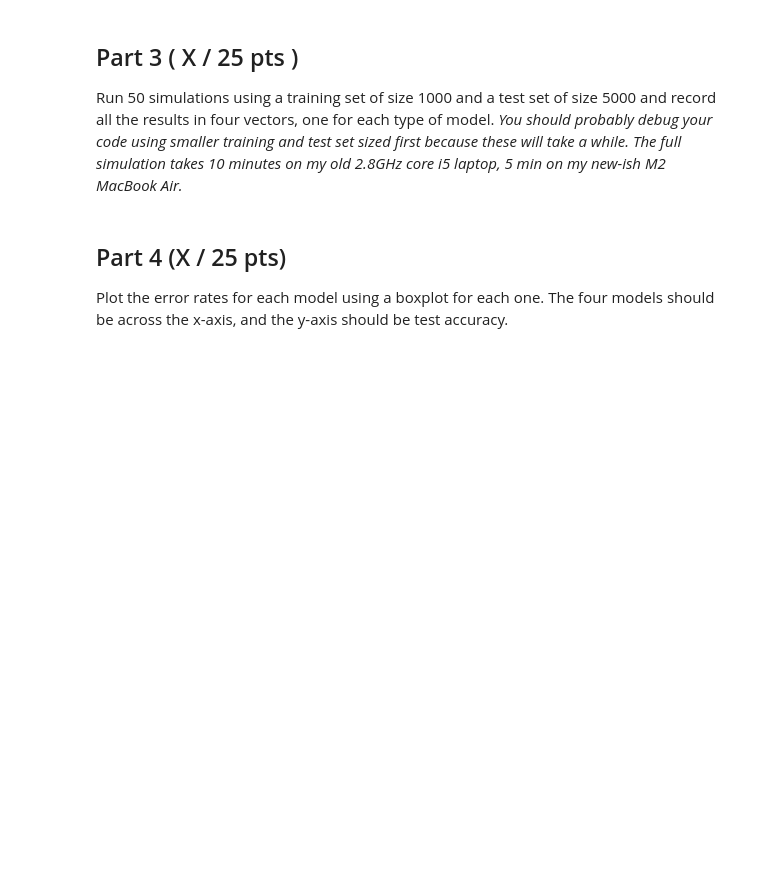
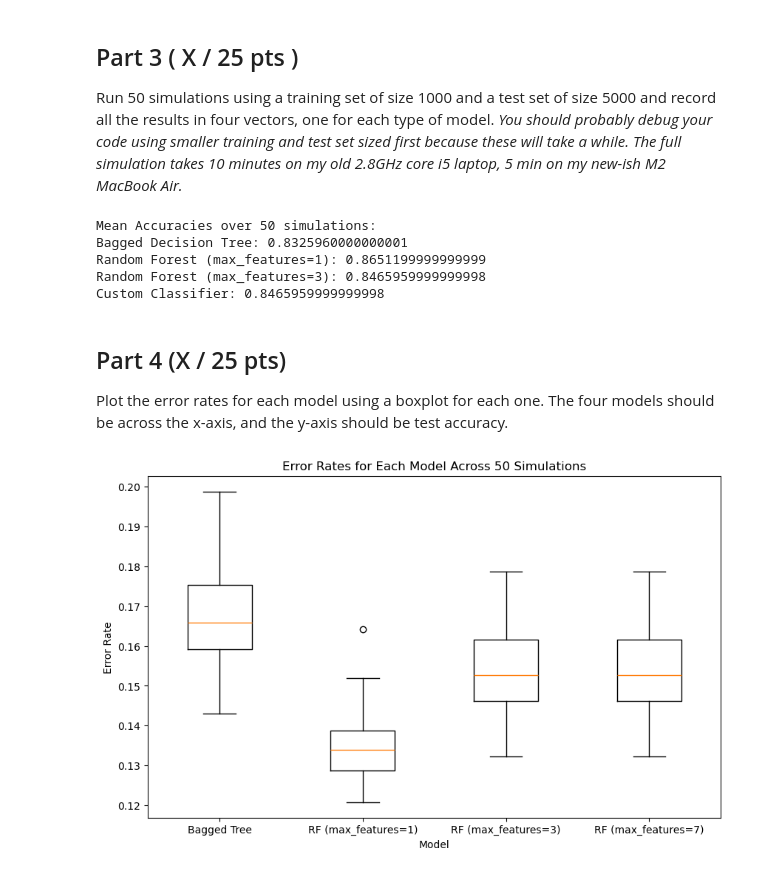
Before and after one commit to VaderSame/DATASCI300, a Jupyter notebook: Assignments/Assignment 7/Assignment7.ipynb, the cells around one changed output. Drawn from its saved outputs; the diff is of its cells as text; code cells hidden in the pictures; blank space fills up the shorter version.

Commit message:
assignment 7 completed

```diff
--- a/Assignments/Assignment 7/Assignment7.ipynb
+++ b/Assignments/Assignment 7/Assignment7.ipynb
@@ -40,3 +34,12 @@ def generate_data(N):
+# %%
+def generate_data(N):
+    # Generate a feature matrix X with 10 features, each feature is sampled from a normal distribution
+    X = np.random.normal(0, 1, (N, 10))
+
+    # Calculate the labels y based on the sum of squares condition
+    y = (np.sum(X**2, axis=1) > 9.34).astype(int)
+
+    return X,y
 # %% [markdown]
 ## Part 2 ( X / 25 pts )
 
@@ -51,11 +92,3 @@ def run_simulation(Ntrain,Ntest):
 ## Part 3 ( X / 25 pts )
 
 Run 50 simulations using a training set of size 1000 and a test set of size 5000 and record all the results in four vectors, one for each type of model. *You should probably debug your code using smaller training and test set sized first because these will take a while. The full simulation takes 10 minutes on my old 2.8GHz core i5 laptop, 5 min on my new-ish M2 MacBook Air.*
-# %%
-#Setup code to record results here:
-
-
-#Loop to run simulations:
-for sim in tqdm(range(Nsim)):
-    pass
-    # Run simulations, collect data
@@ -62,3 +123,15 @@ for sim in tqdm(range(Nsim)):
+# %%
+print("Mean Accuracies over 50 simulations:")
+print("Bagged Decision Tree:", np.mean(bagged_accuracies))
+print("Random Forest (max_features=1):", np.mean(rf_mf1_accuracies))
+print("Random Forest (max_features=3):", np.mean(rf_mf3_accuracies))
+print("Custom Classifier:", np.mean(custom_classifier_accuracies))
+# %% [output]
+Mean Accuracies over 50 simulations:
+Bagged Decision Tree: 0.8325960000000001
+Random Forest (max_features=1): 0.8651199999999999
+Random Forest (max_features=3): 0.8465959999999998
+Custom Classifier: 0.8465959999999998
 # %% [markdown]
 ## Part 4 (X / 25 pts)
 Plot the error rates for each model using a boxplot for each one. The four models should be across the x-axis, and the y-axis should be test accuracy.
@@ -66,0 +138,20 @@ Plot the error rates for each model using a boxplot for each one. The four model
+# %%
+#Plot the error rates as a box plot by model to complete the assignment.
+error_bagging = 1 - np.array(bagged_accuracies)
+error_rf1 = 1 - np.array(rf_mf1_accuracies)
+error_rf3 = 1 - np.array(rf_mf3_accuracies)
+error_rf7 = 1 - np.array(custom_classifier_accuracies)
+
+# Prepare data for boxplot
+error_data = [error_bagging, error_rf1, error_rf3, error_rf7]
+model_names = ["Bagged Tree", "RF (max_features=1)", "RF (max_features=3)", "RF (max_features=7)"]
+
+# Plotting
+plt.figure(figsize=(10, 6))
+plt.boxplot(error_data, labels=model_names)
+plt.xlabel("Model")
+plt.ylabel("Error Rate")
+plt.title("Error Rates for Each Model Across 50 Simulations")
+plt.show()
+# %% [output]
+[figure, added]
```
Also changed, not shown: parts of 5 cells of this notebook.
